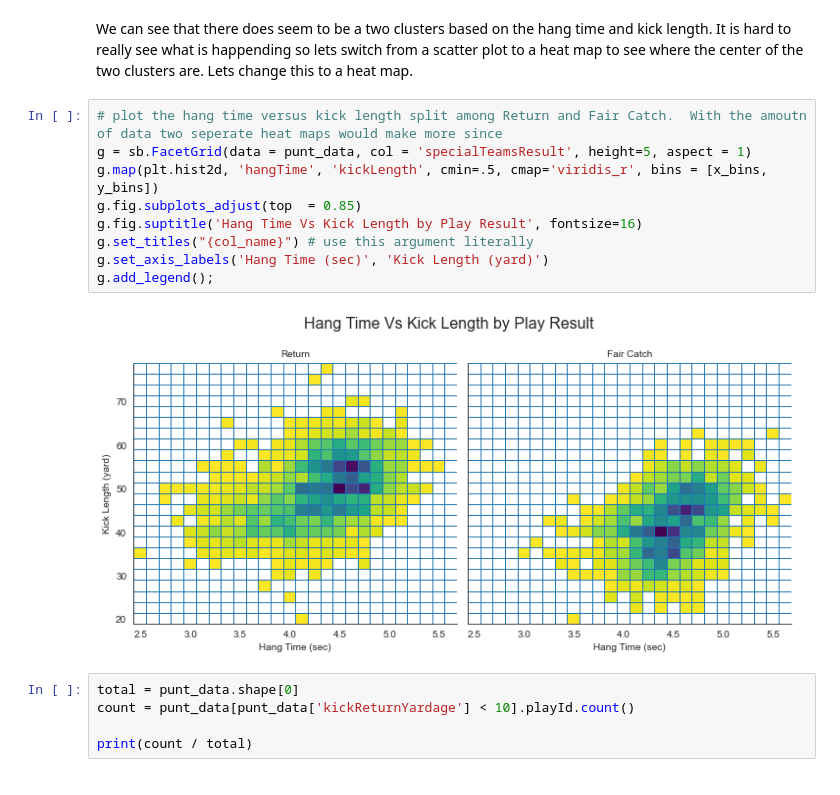
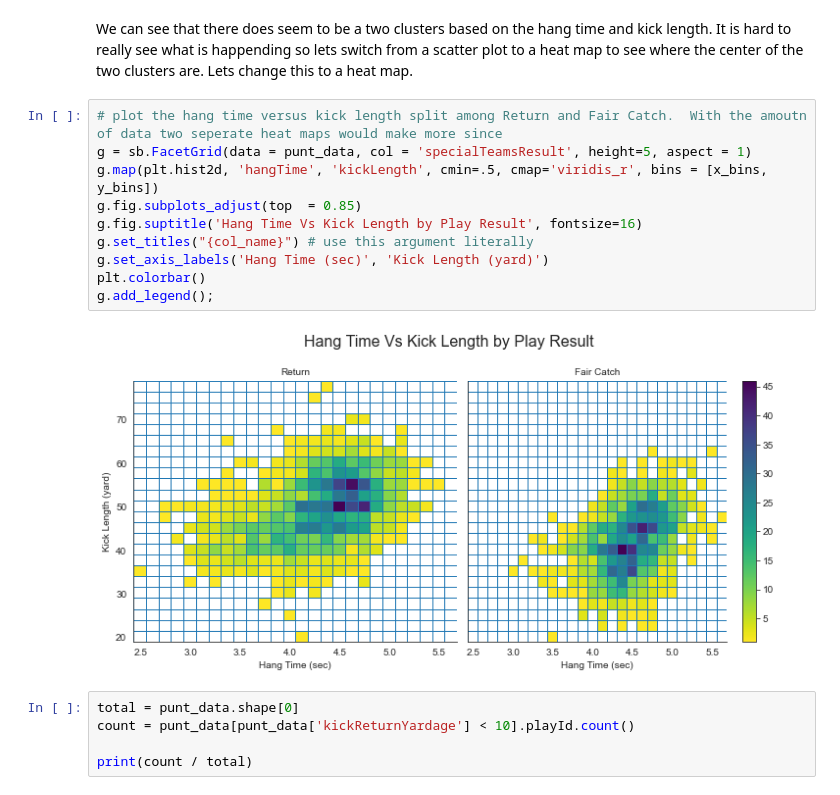
Before and after one commit to dkrejcarek/punt_analysis, a Jupyter notebook: Part_I_exploration_template.ipynb, the cells around one changed output. Cells and saved outputs as stored; diff of their text form.

Commit message:
Update graphs

```diff
--- a/Part_I_exploration_template.ipynb
+++ b/Part_I_exploration_template.ipynb
@@ -679,14 +679,15 @@ We can see that there does seem to be a two clusters based on the hang time and
 # %%
 # plot the hang time versus kick length split among Return and Fair Catch.  With the amoutn of data two seperate heat maps would make more since
 g = sb.FacetGrid(data = punt_data, col = 'specialTeamsResult', height=5, aspect = 1)
 g.map(plt.hist2d, 'hangTime', 'kickLength', cmin=.5, cmap='viridis_r', bins = [x_bins, y_bins])
 g.fig.subplots_adjust(top  = 0.85)
 g.fig.suptitle('Hang Time Vs Kick Length by Play Result', fontsize=16)
 g.set_titles("{col_name}") # use this argument literally
 g.set_axis_labels('Hang Time (sec)', 'Kick Length (yard)')
+plt.colorbar()
 g.add_legend();
 # %% [output]
-[figure, old version]
+[figure, new version]
 # %%
 total = punt_data.shape[0]
 count = punt_data[punt_data['kickReturnYardage'] < 10].playId.count()
```
Also changed, not shown: parts of 2 cells of this notebook.
